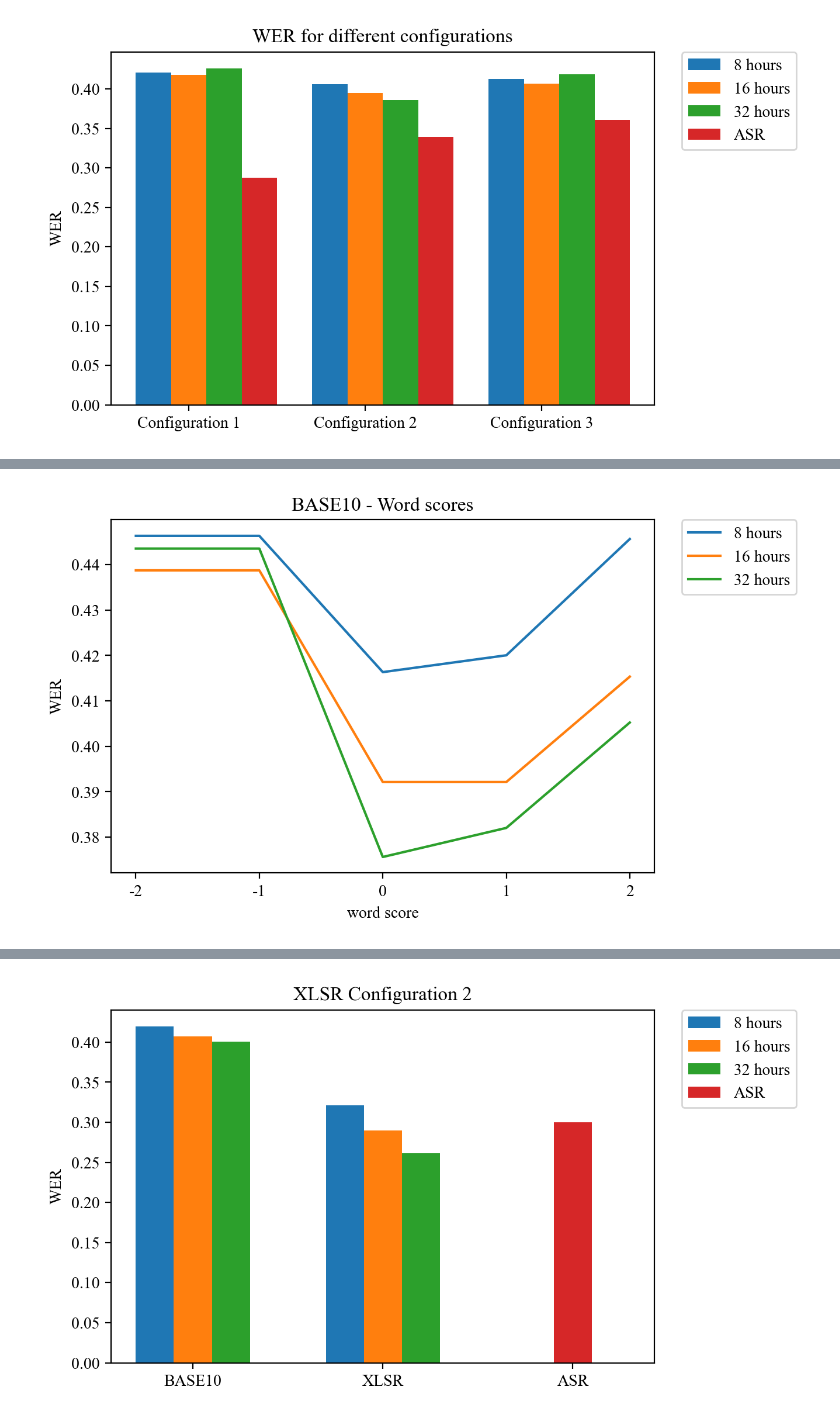
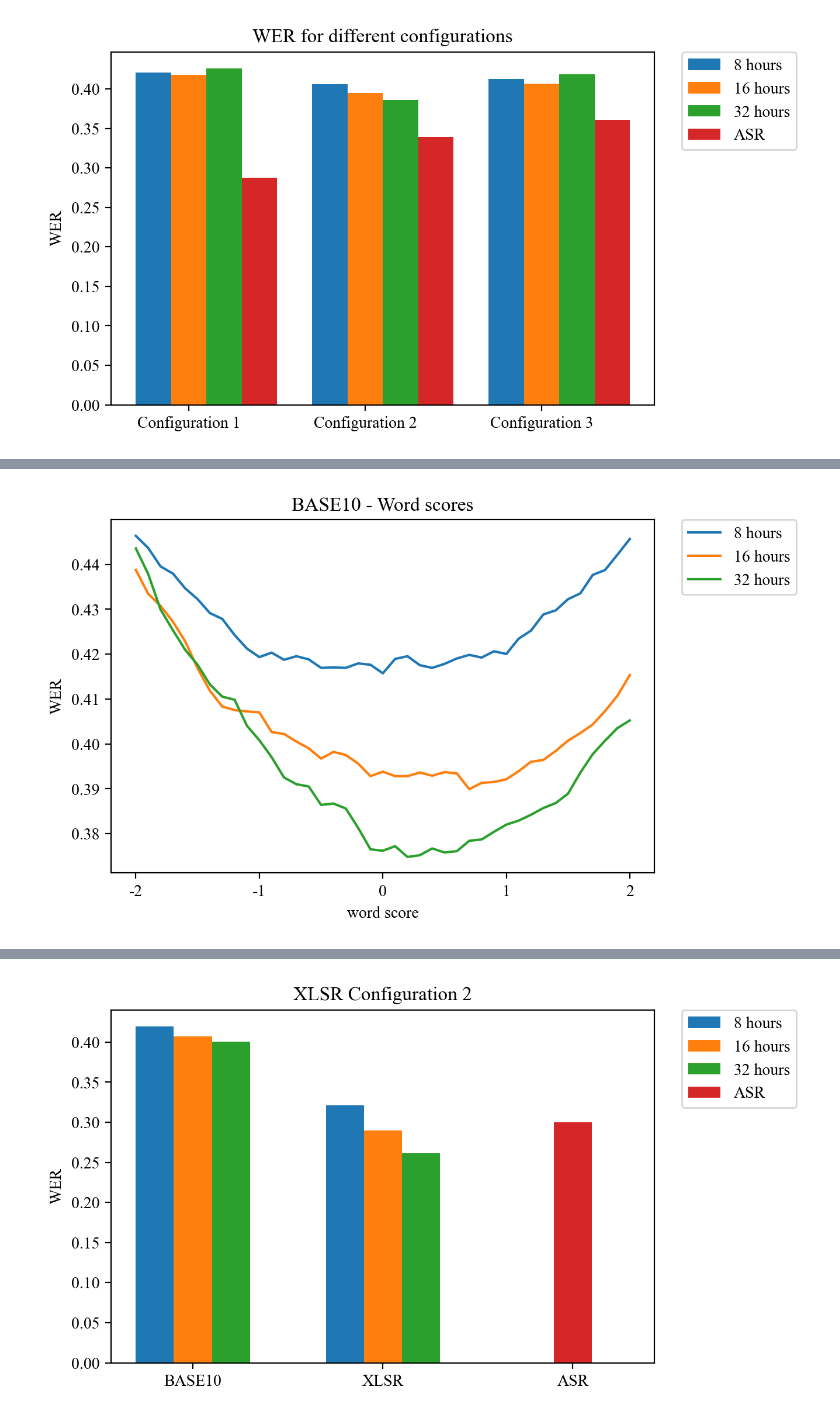
Before and after one commit to Thomaskolb/bsc-thesis, a Jupyter notebook: scripts/results/thesis-results.ipynb, the cells around one changed output, grey strips where cells are left out. Drawn from its saved outputs; the diff is of its cells as text; code cells hidden in the pictures.

```diff
--- a/scripts/results/thesis-results.ipynb
+++ b/scripts/results/thesis-results.ipynb
@@ -128,18 +128,17 @@ plt.show()
 #        }
 # testset: 'test'
 data = {
-        '8 hours': [0.7077123136941083, 0.4709412823847154, 0.44633390017005103, 0.465739721916575, 0.5172551765529659],
-        '16 hours': [0.6732019605881765, 0.43813143943182953, 0.43873161948584577, 0.4830449134740422, 0.5555666700010004],
-        '32 hours': [0.6419925977793338, 0.42482744823447033, 0.44353305991797537, 0.5021506451935581, 0.6013804141242373]
+        '8 hours': [0.7575272581774533, 0.6865059517855356, 0.6243873161948584, 0.588776632989897, 0.5520656196859057, 0.5234570371111333, 0.5002500750225067, 0.48384515354606383, 0.4711413424027208, 0.46143843152945885, 0.4514354306291888, 0.4412323697109133, 0.4338301490447134, 0.42782834850455137, 0.42182654796438934, 0.42572771831549466, 0.42362708812643796, 0.4220266079823947, 0.4203260978293488, 0.4210263078923677, 0.41932579773932177, 0.42432729818945686, 0.4268280484145244, 0.4268280484145244, 0.4275282584775433, 0.4310293087926378, 0.4325297589276783, 0.4319295788736621, 0.4352305691707512, 0.44003200960288086, 0.4441332399719916, 0.4465339601880564, 0.44733420026007803, 0.45233570071021306, 0.458037411223367, 0.4665399619885966, 0.47074122236671, 0.47714314294288285, 0.4825447634290287, 0.4924477343202961, 0.499149744923477],
+        '16 hours': [0.7056116835050515, 0.6180854256276883, 0.5632689806942083, 0.5191557467240172, 0.4822446734020206, 0.45473642092627786, 0.4332299689906972, 0.42242672801840553, 0.41502450735220564, 0.4074222266680004, 0.39871961588476545, 0.3968190457137141, 0.3943182954886466, 0.3954186255876763, 0.3980194058217465, 0.397519255776733, 0.39691907572271684, 0.3954186255876763, 0.39901970591177355, 0.40312093628088425, 0.4070221066319896, 0.408222466740022, 0.4104231269380814, 0.4156246874062219, 0.4227268180454136, 0.42782834850455137, 0.43052915874762426, 0.43473041912573773, 0.4377313193958187, 0.44333299989997, 0.45183555066519954, 0.4575372611783535, 0.4683405021506452, 0.4731419425827748, 0.481444433329999, 0.48844653396018806, 0.4920476142842853, 0.5025507652295689, 0.5113534060218066, 0.5193558067420226, 0.5257577273181955],
+        '32 hours': [0.6701010303090927, 0.5687706311893568, 0.504851455436631, 0.46383915174552365, 0.4367310193057917, 0.41512453736120836, 0.4019205761728519, 0.38731619485845753, 0.37761328398519556, 0.3746123837151145, 0.37411223367010105, 0.37341202360708214, 0.37271181354406324, 0.37711313394018203, 0.37801340402120637, 0.378813644093228, 0.3847154146243873, 0.38801640492147643, 0.3938181454436331, 0.394518355506652, 0.40082024607382216, 0.4054216264879464, 0.41332399719915974, 0.42252675802740824, 0.42602780834250276, 0.42982894868460536, 0.4367310193057917, 0.4448334500350105, 0.451035310593178, 0.46073822146643995, 0.468740622186656, 0.47964389316795036, 0.48744623387016106, 0.49714914474342303, 0.5025507652295689, 0.5130539161748524, 0.5284585375612684, 0.537961388416525, 0.5468640592177654, 0.5562668800640193, 0.5685705711713515]
        }
 
 fig, ax = plt.subplots()
 for key in data:
-    ax.plot(data[key], label=key)
+    ax.plot(np.arange(0, 4.1, step=0.1), data[key], label=key)
 plt.title('BASE10 - LM weights')
 plt.xlabel('LM weight')
 plt.ylabel('WER')
-plt.xticks(list(range(5)), [0, 1, 2, 3, 4])
 ax.legend(bbox_to_anchor=(1.05, 1), loc='upper left', borderaxespad=0.)
 plt.show()
 # %% [output]
@@ -156,18 +155,17 @@ plt.show()
 #        }
 # testset: 'test'
 data = {
-        '8 hours': [0.5991797539261778, 0.3480044013203961, 0.3363008902670801, 0.3466039811943583, 0.3736120836250875],
-        '16 hours': [0.5651695508652596, 0.32789836951085327, 0.29758927678303493, 0.30079023707112135, 0.33089926978093426],
-        '32 hours': [0.5350605181554466, 0.3036911073321997, 0.26637991397419225, 0.262778833650095, 0.2713814144243273]
+        '8 hours': [0.6485945783735121, 0.5555666700010004, 0.5015504651395418, 0.45963789136741023, 0.4261278383515055, 0.40012003601080326, 0.3836150845253576, 0.36460938281484445, 0.3460038011403421, 0.3342002600780234, 0.3310993297989397, 0.3268980694208262, 0.3234970491147344, 0.31899569870961286, 0.31789536861058315, 0.31609482844853454, 0.3181954586375913, 0.31759527858357506, 0.31759527858357506, 0.3199959987996399, 0.3213964189256777, 0.3218965689706912, 0.3208962688806642, 0.3180954286285886, 0.3195958787636291, 0.31899569870961286, 0.3213964189256777, 0.32249674902470743, 0.32489746924077223, 0.32649794938481547, 0.3286986095828749, 0.33269980994298287, 0.3349004701410423, 0.3371011303391017, 0.3395018505551666, 0.34280284085225565, 0.3452035610683205, 0.3464039211763529, 0.34910473141942583, 0.35160548164449335, 0.3546063819145744],
+        '16 hours': [0.6035810743222967, 0.5154546363909173, 0.47504251275382614, 0.44143242972891866, 0.40462138641592477, 0.378813644093228, 0.3559067720316095, 0.345703711113334, 0.3325997799339802, 0.3216965089526858, 0.31339401820546164, 0.3050915274582375, 0.29868960688206464, 0.295888766629989, 0.294888466539962, 0.29188756626988094, 0.292887866359908, 0.29298789636891065, 0.2949884965489647, 0.2945883765129539, 0.28978693608082423, 0.28818645593678105, 0.2875862758827648, 0.28848654596378914, 0.287186155846754, 0.29138741622486747, 0.29268780634190256, 0.29208762628788637, 0.2946884065219566, 0.2956887066119836, 0.29798939681904574, 0.2965889766930079, 0.29938981694508354, 0.30209062718815644, 0.3033910173051916, 0.3061918575572672, 0.31129338801640494, 0.3113934180254076, 0.315294588376513, 0.3199959987996399, 0.3225967790337101],
+        '32 hours': [0.5664699409822946, 0.48694608382514754, 0.45113534060218063, 0.4208262478743623, 0.3934180254076223, 0.3724117235170551, 0.35190557167150144, 0.33550065019505854, 0.3216965089526858, 0.3103931179353806, 0.2987896368910673, 0.2910873261978594, 0.2836851055316595, 0.27648294488346503, 0.272481744523357, 0.2709812943883165, 0.26958087426227867, 0.26637991397419225, 0.2668800640192058, 0.2633790137041112, 0.26147844353305993, 0.2578773632089627, 0.2584775432629789, 0.2582774832449735, 0.25657697309192756, 0.2575772731819546, 0.2574772431729519, 0.25617685305591675, 0.25587676302890866, 0.25617685305591675, 0.2576773031909573, 0.258777633289987, 0.2576773031909573, 0.2589776933079924, 0.25797739321796537, 0.259777933380014, 0.2605781734520356, 0.2623787136140842, 0.26257877363208965, 0.26437931379413826, 0.26427928378513554]
        }
 
 fig, ax = plt.subplots()
 for key in data:
-    ax.plot(data[key], label=key)
+    ax.plot(np.arange(0, 4.1, step=0.1), data[key], label=key)
 plt.title('XLSR - LM weights')
 plt.xlabel('LM weight')
 plt.ylabel('WER')
-plt.xticks(list(range(5)), [0, 1, 2, 3, 4])
 ax.legend(bbox_to_anchor=(1.05, 1), loc='upper left', borderaxespad=0.)
 plt.show()
 # %% [output]
@@ -175,19 +172,0 @@ plt.show()
-# %%
-# Fine-tuning xlsr ctc - different LM weights - WER
-
-# testset: 'ctc2tempdata/test'
-data = {
-        '8 hours': [],
-        '16 hours': [],
-        '32 hours': [0.5368145073192048, 0.2829364212366179, 0.24896220231592747, 0.24776054183963295, 0.25103779768407253]
-       }
-
-fig, ax = plt.subplots()
-for key in data:
-    ax.plot(data[key], label=key)
-plt.title('XLSR- CTC - LM weights')
-plt.xlabel('LM weight')
-plt.ylabel('WER')
-plt.xticks(list(range(5)), [0, 1, 2, 3, 4])
-ax.legend(bbox_to_anchor=(1.05, 1), loc='upper left', borderaxespad=0.)
-plt.show()
@@ -196,30 +173,30 @@ plt.show()
 # %%
 # Fine-tuning base10 - different word scores - WER
 
 # old garbage
 # testset: 'test'
 # data = {
 #         '8 hours': [0.4312308786641041, 0.4056876739594236, 0.4040174476371503, 0.41233950446411727, 0.4390619509242079],
 #         '16 hours': [0.4241463660812583, 0.3949950689869304, 0.3817633490700113, 0.3853108197624748, 0.40831050499950594],
 #         '32 hours': [0.42679490237207707, 0.3860400177398728, 0.36327317502963746, 0.37090529099844527, 0.39761084017397336]
 #        }
 # testset: 'test'
 data = {
-        '8 hours': [0.44633390017005103, 0.44633390017005103, 0.4163248974692408, 0.42002600780234073, 0.44563369010703213],
-        '16 hours': [0.43873161948584577, 0.43873161948584577, 0.3921176352905872, 0.3921176352905872, 0.4153245973792138],
-        '32 hours': [0.44353305991797537, 0.44353305991797537, 0.37561268380514157, 0.3820146043813144, 0.405221566469941]
+        '8 hours': [0.44633390017005103, 0.4436330899269781, 0.43953185955786733, 0.43793137941382415, 0.434630389116735, 0.4322296689006702, 0.42912873862158646, 0.42782834850455137, 0.42422726818045414, 0.4212263679103731, 0.41932579773932177, 0.4203260978293488, 0.4187256176853056, 0.4195258577573272, 0.4188256476943083, 0.41692507752325697, 0.4170251075322597, 0.41692507752325697, 0.41792537761328397, 0.4176252875862759, 0.41572471741522454, 0.418925677703311, 0.4195258577573272, 0.41752525757727316, 0.41692507752325697, 0.4178253476042813, 0.4190257077123137, 0.4198259477843353, 0.4192257677303191, 0.4206261878563569, 0.42002600780234073, 0.4234270281084325, 0.42522756827048114, 0.42882864859457837, 0.4297289186756027, 0.4322296689006702, 0.4335300590177053, 0.43763128938681606, 0.43873161948584577, 0.44213263979193757, 0.44563369010703213],
+        '16 hours': [0.43873161948584577, 0.4334300290087026, 0.4307292187656297, 0.4272281684505352, 0.42282684805441634, 0.41682504751425425, 0.4118235470641192, 0.4083224967490247, 0.4075222566770031, 0.407222166649995, 0.4070221066319896, 0.4026207862358708, 0.40222066619985997, 0.40052015604681407, 0.39901970591177355, 0.3967190157047114, 0.39821946583975193, 0.397519255776733, 0.3956186856056817, 0.3928178453536061, 0.3938181454436331, 0.3928178453536061, 0.3928178453536061, 0.3936180854256277, 0.3929178753626088, 0.39371811543463037, 0.3934180254076223, 0.38991697509252776, 0.39131739521856557, 0.39151745523657094, 0.3921176352905872, 0.3939181754526358, 0.3960188056416925, 0.3964189256777033, 0.3984195258577573, 0.40072021606481945, 0.40242072621786534, 0.4043212963889167, 0.4073221966589977, 0.4107232169650895, 0.4153245973792138],
+        '32 hours': [0.44353305991797537, 0.43783134940482143, 0.4299289786936081, 0.42532759827948385, 0.420926277883365, 0.4176252875862759, 0.413223967190157, 0.41052315694708413, 0.40982294688406523, 0.4040212063619086, 0.40082024607382216, 0.3970191057317195, 0.392517755326598, 0.3910173051915575, 0.39051715514654395, 0.38641592477743325, 0.38671601480444134, 0.38561568470541163, 0.3813143943182955, 0.37651295388616585, 0.37621286385915775, 0.37721316394918475, 0.37481244373311995, 0.37521256376913076, 0.3767130139041713, 0.37581274382314694, 0.37611283385015504, 0.3784135240572172, 0.37871361408422527, 0.38041412423727117, 0.3820146043813144, 0.3829148744623387, 0.3842152645793738, 0.38571571471441435, 0.38681604481344406, 0.38891667500250077, 0.3936180854256277, 0.3977193157947384, 0.40072021606481945, 0.40352105631689505, 0.405221566469941]
        }
 fig, ax = plt.subplots()
 for key in data:
-    ax.plot(data[key], label=key)
+    ax.plot(np.arange(0, 4.1, step=0.1), data[key], label=key)
 plt.title('BASE10 - Word scores')
 plt.xlabel('word score')
 plt.ylabel('WER')
 plt.xticks(list(range(5)), [-2, -1, 0, 1, 2])
 ax.legend(bbox_to_anchor=(1.05, 1), loc='upper left', borderaxespad=0.)
 plt.show()
 # %% [output]
-[figure, old version]
+[figure, new version]
 # %%
 # Fine-tuning xlsr - different word scores - WER
 
```
Also changed, not shown: parts of 5 cells of this notebook, 1 other file.
